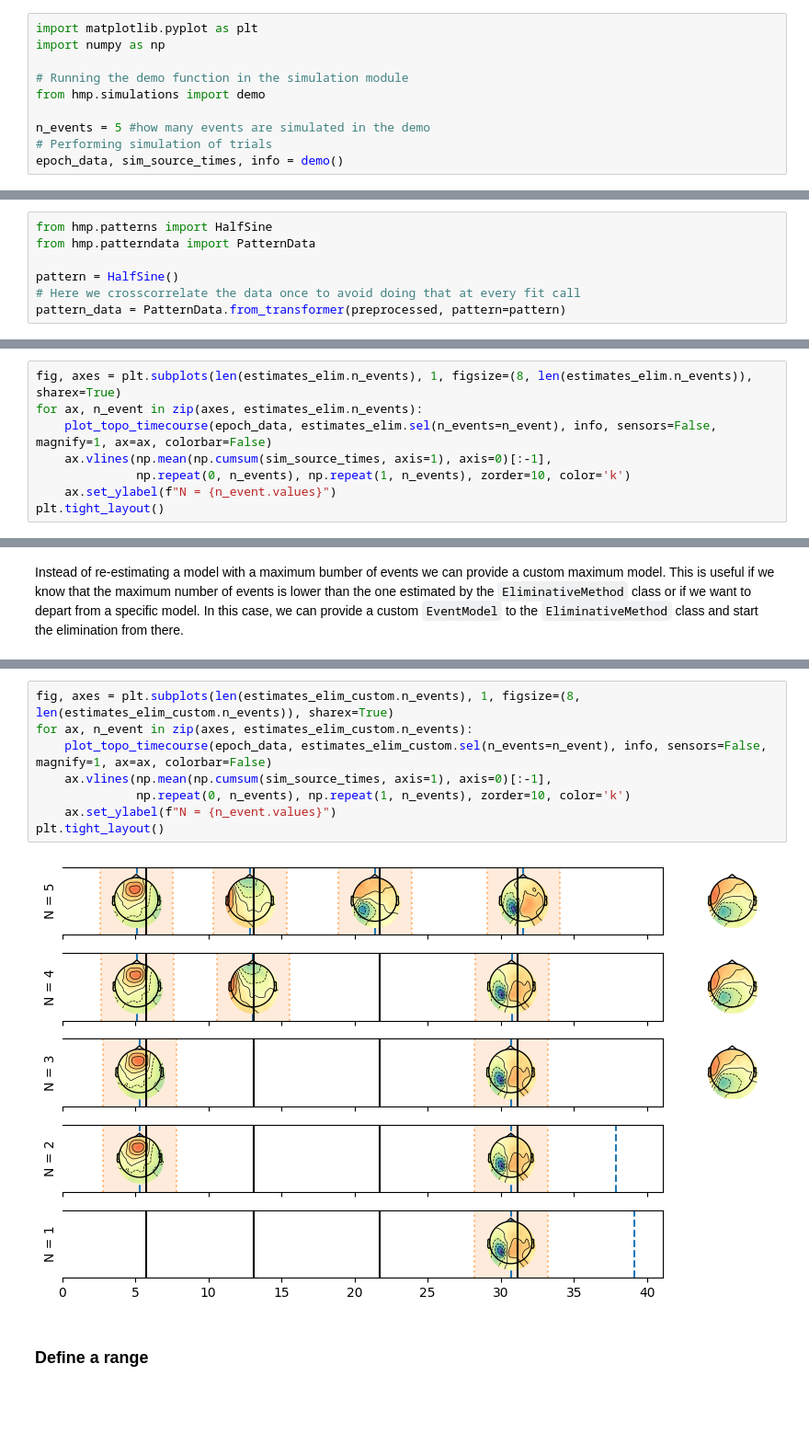
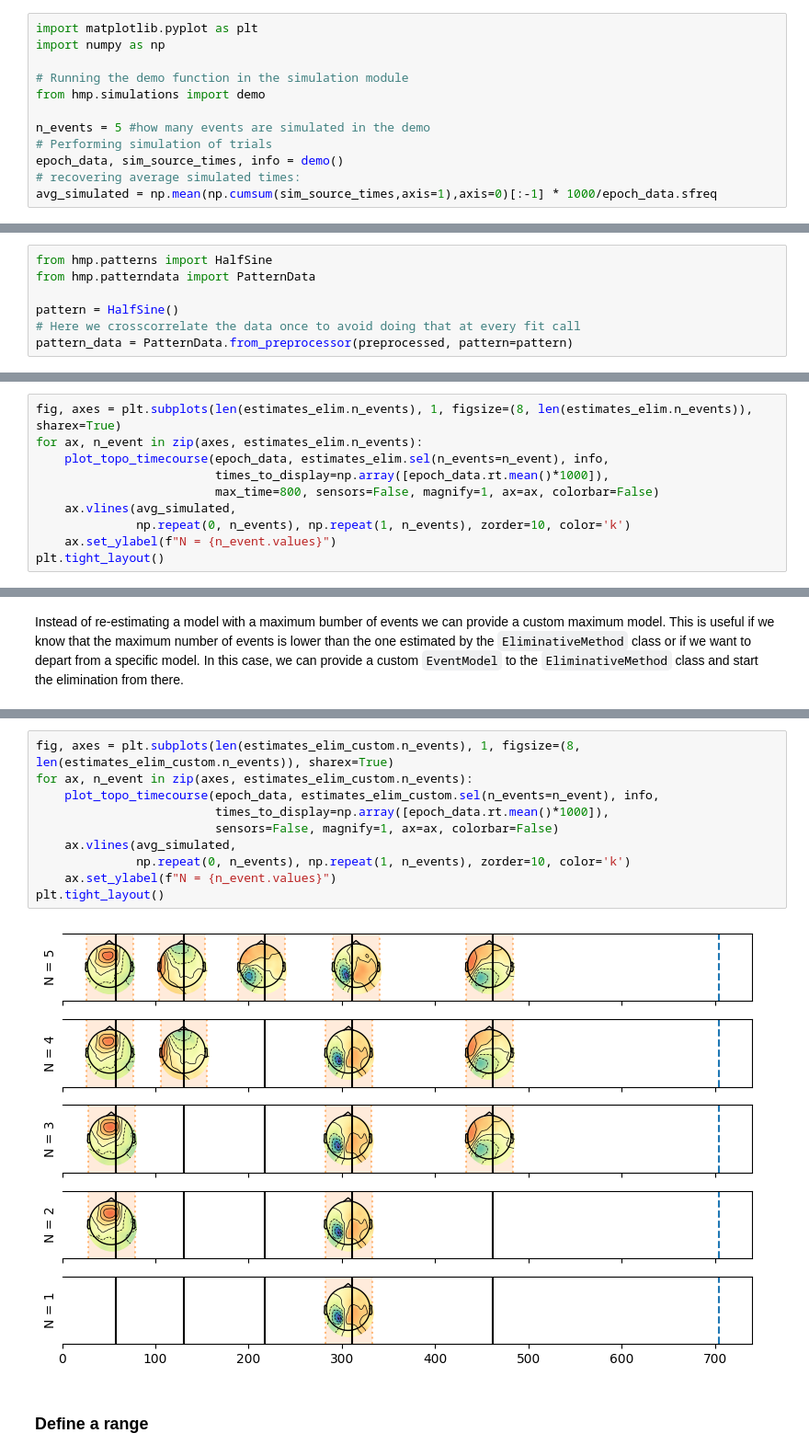
Before and after one commit to JoKra1/hsmm_mvpy, a Jupyter notebook: docs/source/notebooks/2-The_different_model_classes.ipynb, the cells around one changed output, grey strips where cells are left out. Shown at 92% size. Drawn from its saved outputs; the diff is of its cells as text; blank space fills up the shorter version.

```diff
--- a/docs/source/notebooks/2-The_different_model_classes.ipynb
+++ b/docs/source/notebooks/2-The_different_model_classes.ipynb
@@ -14,6 +14,8 @@ from hmp.simulations import demo
 n_events = 5 #how many events are simulated in the demo
 # Performing simulation of trials
 epoch_data, sim_source_times, info = demo()
+# recovering average simulated times:
+avg_simulated = np.mean(np.cumsum(sim_source_times,axis=1),axis=0)[:-1] * 1000/epoch_data.sfreq
 # %% [output]
 Simulating /home/gabriel/ownCloud/projects/RUGUU/hmp/docs/source/notebooks/sample_data/demo_dataset_raw.fif
 /home/gabriel/ownCloud/projects/RUGUU/hmp/docs/source/notebooks/sample_data/demo_dataset_raw.fif simulated
@@ -38,7 +40,7 @@ from hmp.patterndata import PatternData
 
 pattern = HalfSine()
 # Here we crosscorrelate the data once to avoid doing that at every fit call
-pattern_data = PatternData.from_transformer(preprocessed, pattern=pattern)
+pattern_data = PatternData.from_preprocessor(preprocessed, pattern=pattern)
 # %% [markdown]
 ## Model with a fixed number of event with `EventModel`
 
@@ -166,10 +168,2 @@ Estimating all solutions for 1 events
 # %% [markdown]
 Here we plot the resulting solutions going from the maximal possible number of events (here 9 given the simulated average RT) all the way to a single event.
-# %%
-fig, axes = plt.subplots(len(estimates_elim.n_events), 1, figsize=(8, len(estimates_elim.n_events)), sharex=True)
-for ax, n_event in zip(axes, estimates_elim.n_events):
-    plot_topo_timecourse(epoch_data, estimates_elim.sel(n_events=n_event), info, sensors=False, magnify=1, ax=ax, colorbar=False)
-    ax.vlines(np.mean(np.cumsum(sim_source_times, axis=1), axis=0)[:-1],
-              np.repeat(0, n_events), np.repeat(1, n_events), zorder=10, color='k')
-    ax.set_ylabel(f"N = {n_event.values}")
-plt.tight_layout()
@@ -177,0 +170,10 @@ plt.tight_layout()
+# %%
+fig, axes = plt.subplots(len(estimates_elim.n_events), 1, figsize=(8, len(estimates_elim.n_events)), sharex=True)
+for ax, n_event in zip(axes, estimates_elim.n_events):
+    plot_topo_timecourse(epoch_data, estimates_elim.sel(n_events=n_event), info,
+                         times_to_display=np.array([epoch_data.rt.mean()*1000]),
+                         max_time=800, sensors=False, magnify=1, ax=ax, colorbar=False)
+    ax.vlines(avg_simulated,
+              np.repeat(0, n_events), np.repeat(1, n_events), zorder=10, color='k')
+    ax.set_ylabel(f"N = {n_event.values}")
+plt.tight_layout()
@@ -213,13 +218,15 @@ Estimating all solutions for 1 events
 # %%
 fig, axes = plt.subplots(len(estimates_elim_custom.n_events), 1, figsize=(8, len(estimates_elim_custom.n_events)), sharex=True)
 for ax, n_event in zip(axes, estimates_elim_custom.n_events):
-    plot_topo_timecourse(epoch_data, estimates_elim_custom.sel(n_events=n_event), info, sensors=False, magnify=1, ax=ax, colorbar=False)
-    ax.vlines(np.mean(np.cumsum(sim_source_times, axis=1), axis=0)[:-1],
+    plot_topo_timecourse(epoch_data, estimates_elim_custom.sel(n_events=n_event), info,
+                         times_to_display=np.array([epoch_data.rt.mean()*1000]),
+                         sensors=False, magnify=1, ax=ax, colorbar=False)
+    ax.vlines(avg_simulated,
               np.repeat(0, n_events), np.repeat(1, n_events), zorder=10, color='k')
     ax.set_ylabel(f"N = {n_event.values}")
 plt.tight_layout()
 # %% [output]
-[figure, old version]
+[figure, new version]
 # %% [markdown]
 ### Define a range
 # %% [markdown]
```
Also changed, not shown: parts of 14 cells of this notebook, 21 other files.
